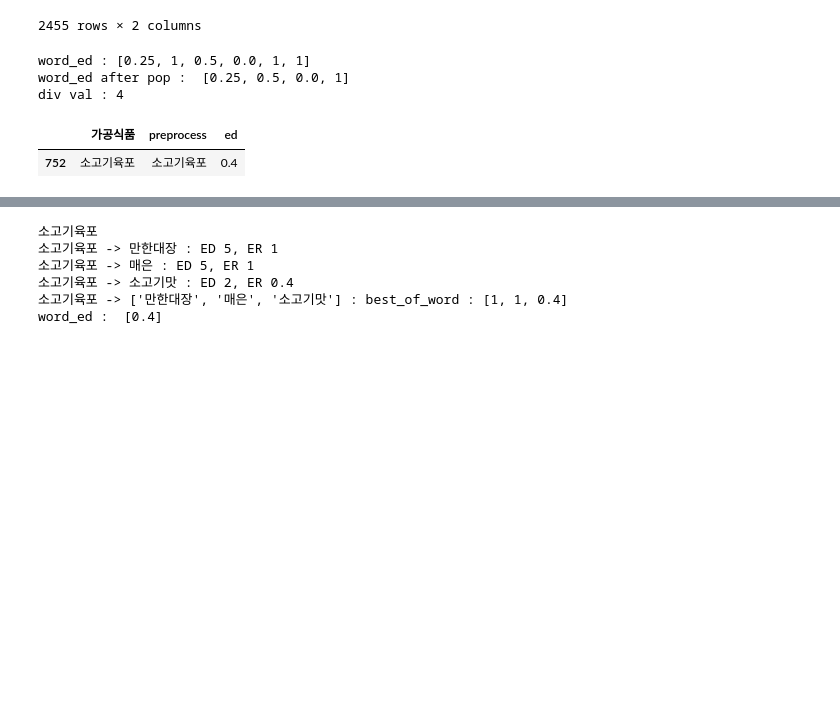
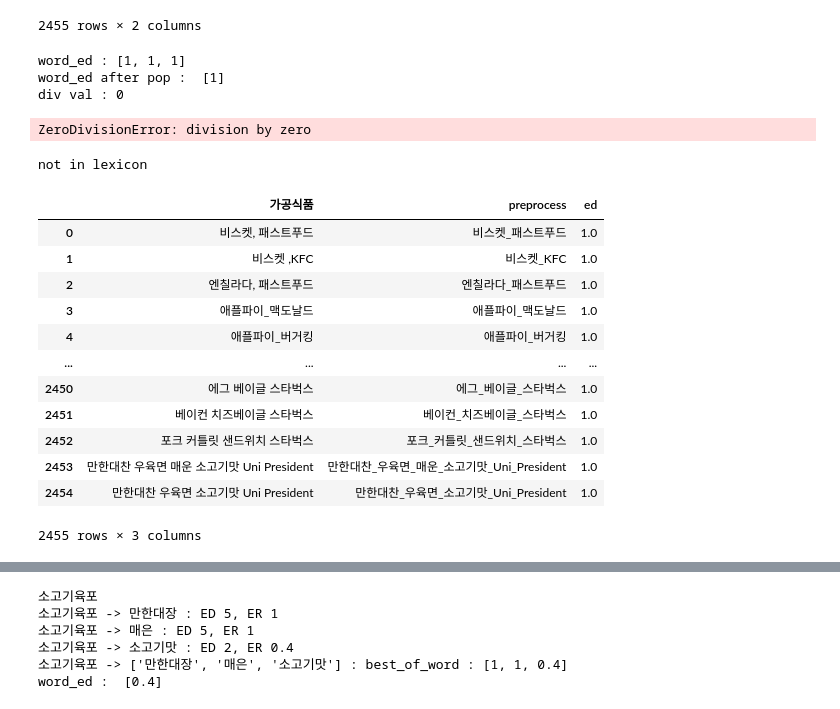
Before and after one commit to ximzzzzz/Food_CAMERA, a Jupyter notebook: lexicon.ipynb, the cells around one changed output, grey strips where cells are left out. Saved outputs shown, nothing was run; the diff lists cells and outputs as text; code cells hidden in the pictures; blank space fills up the shorter version.

```diff
--- a/lexicon.ipynb
+++ b/lexicon.ipynb
@@ -50,11 +51,12 @@ example = ['만한대장','매은','소고기맛']
 # %%
 ed_list = []
-for word in lexicon['preprocess'].loc[[2453]]:
+for word in lexicon['preprocess']:
     word_ed = []
     word_split = word.split('_')
-    for word_ in word_split:
+    for each in example:
+
         best_of_word = []
-        for each in example :
+        for word_ in word_split:
             ed = levenshtein(each, word_)
             er = ed/(max(len(word_), len(each)))
             if er > 0.5:
@@ -76,12 +78,7 @@ for word in lexicon['preprocess'].loc[[2453]]:
 
 # lexicon['ed'] = ed_list
 # %% [output]
-word_ed : [0.25, 1, 0.5, 0.0, 1, 1]
-word_ed after pop :  [0.25, 0.5, 0.0, 1]
-div val : 4
+word_ed : [1, 1, 1]
+word_ed after pop :  [1]
+div val : 0
+ZeroDivisionError: division by zero
-# %%
-why = lexicon[lexicon['ed'] == lexicon['ed'].min()]
-why
-# %% [output]
-|  | 가공식품 | preprocess | ed |
-| 752 | 소고기육포 | 소고기육포 | 0.4 |
@@ -88 +105,24 @@ why
+# %%
+min_data = lexicon[lexicon['ed'] == lexicon['ed'].min()]
+if min_data['ed'].min() >0.7:
+    print('not in lexicon')
+else:
+    min_idx = min_data['preprocess'].apply(lambda x :  abs(len(example) - len(x.split('_')))).sort_values().index[0]
+    print(why.loc[idx]['preprocess'])
+why
+# %% [output]
+not in lexicon
+|  | 가공식품 | preprocess | ed |
+| 0 | 비스켓, 패스트푸드 | 비스켓_패스트푸드 | 1.0 |
+| 1 | 비스켓 ,KFC | 비스켓_KFC | 1.0 |
+| 2 | 엔칠라다, 패스트푸드 | 엔칠라다_패스트푸드 | 1.0 |
+| 3 | 애플파이_맥도날드 | 애플파이_맥도날드 | 1.0 |
+| 4 | 애플파이_버거킹 | 애플파이_버거킹 | 1.0 |
+| ... | ... | ... | ... |
+| 2450 | 에그 베이글 스타벅스 | 에그_베이글_스타벅스 | 1.0 |
+| 2451 | 베이컨 치즈베이글 스타벅스 | 베이컨_치즈베이글_스타벅스 | 1.0 |
+| 2452 | 포크 커틀릿 샌드위치 스타벅스 | 포크_커틀릿_샌드위치_스타벅스 | 1.0 |
+| 2453 | 만한대찬 우육면 매운 소고기맛 Uni President | 만한대찬_우육면_매운_소고기맛_Uni_President | 1.0 |
+| 2454 | 만한대찬 우육면 소고기맛 Uni President | 만한대찬_우육면_소고기맛_Uni_President | 1.0 |
+2455 rows × 3 columns
 # %%
```
Also changed, not shown: parts of 12 cells of this notebook.
